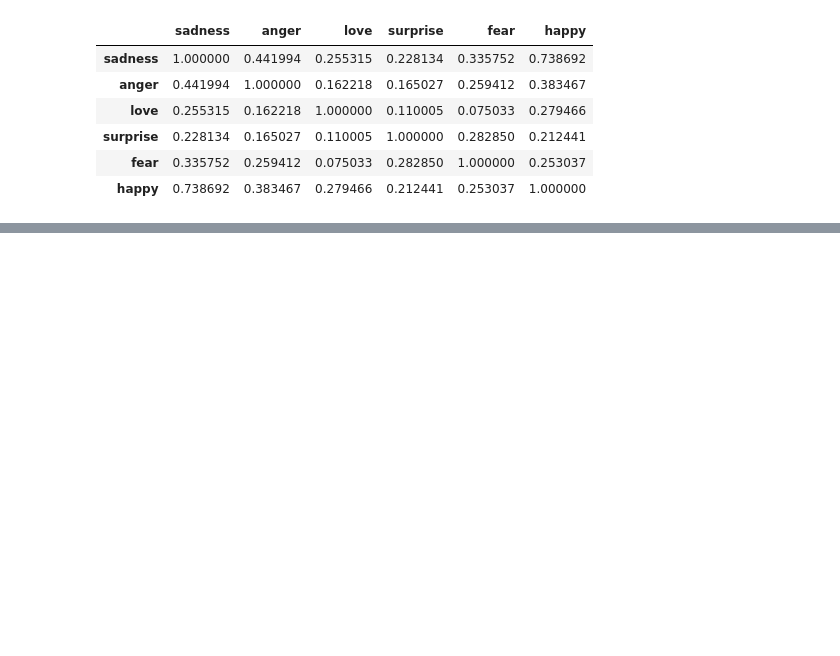
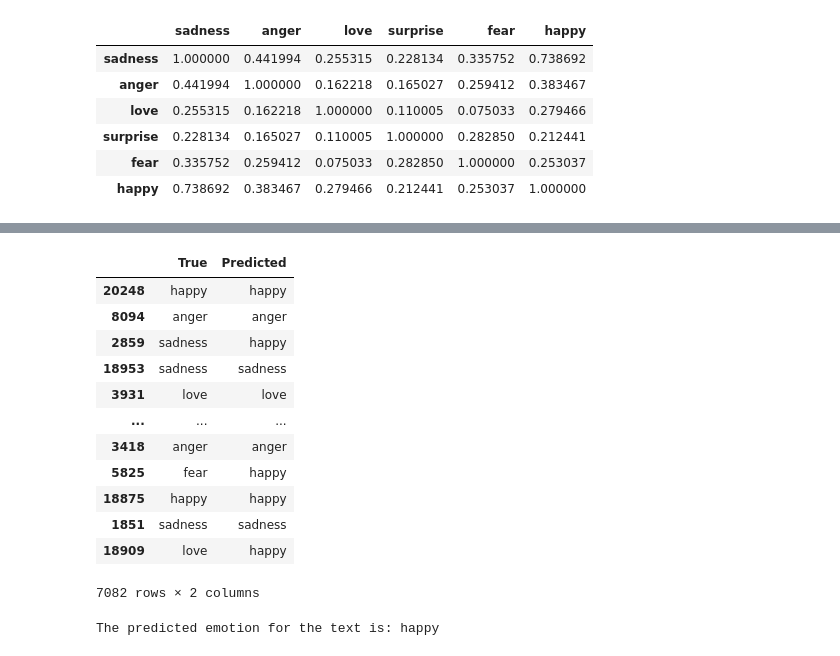
Before and after one commit to DonzerHD/nlp_sentiment, a Jupyter notebook: notebooks/model.ipynb, the cells around one changed output, grey strips where cells are left out. Drawn from its saved outputs; the diff is of its cells as text; code cells hidden in the pictures; blank space fills up the shorter version.

```diff
--- a/notebooks/model.ipynb
+++ b/notebooks/model.ipynb
@@ -173,3 +173,32 @@ df_similarity
 | surprise | 0.228134 | 0.165027 | 0.110005 | 1.000000 | 0.282850 | 0.212441 |
 | fear | 0.335752 | 0.259412 | 0.075033 | 0.282850 | 1.000000 | 0.253037 |
 | happy | 0.738692 | 0.383467 | 0.279466 | 0.212441 | 0.253037 | 1.000000 |
+# %%
+from sklearn.feature_extraction.text import CountVectorizer
+from sklearn.model_selection import train_test_split
+from sklearn.linear_model import LogisticRegression
+from sklearn.metrics import classification_report
+
+# Split the data into training and test sets
+X_train, X_test, y_train, y_test = train_test_split(df_stopword['Text'], df_stopword['Emotion'], test_size=0.33, random_state=42)
+
+# Create a Bag of Words vectorizer
+vectorizer = CountVectorizer()
+
+# Fit the vectorizer and transform the training data
+X_train = vectorizer.fit_transform(X_train)
+
+# Transform the test data
+X_test = vectorizer.transform(X_test)
+
+# Create a logistic regression model
+model = LogisticRegression(max_iter=1000 , class_weight='balanced')
+
+# Train the model
+model.fit(X_train, y_train)
+
+# Make predictions on the test set
+y_pred = model.predict(X_test)
+
+# Print a classification report
+print(classification_report(y_test, y_pred))
@@ -175,0 +218,34 @@ df_similarity
+# %%
+# Create a DataFrame with the true and predicted values
+df_results = pd.DataFrame({'True': y_test, 'Predicted': y_pred})
+
+# Display the DataFrame
+df_results
+# %% [output]
+|  | True | Predicted |
+| 20248 | happy | happy |
+| 8094 | anger | anger |
+| 2859 | sadness | happy |
+| 18953 | sadness | sadness |
+| 3931 | love | love |
+| ... | ... | ... |
+| 3418 | anger | anger |
+| 5825 | fear | happy |
+| 18875 | happy | happy |
+| 1851 | sadness | sadness |
+| 18909 | love | happy |
+7082 rows × 2 columns
+# %%
+# Your text
+text = "I'm so happy today!"
+
+# Transform the text with the vectorizer
+text_vectorized = vectorizer.transform([text])
+
+# Make a prediction
+prediction = model.predict(text_vectorized)
+
+# Print the prediction
+print(f"The predicted emotion for the text is: {prediction[0]}")
+# %% [output]
+The predicted emotion for the text is: happy
```
Also changed, not shown: parts of 5 cells of this notebook, 1 other file.
